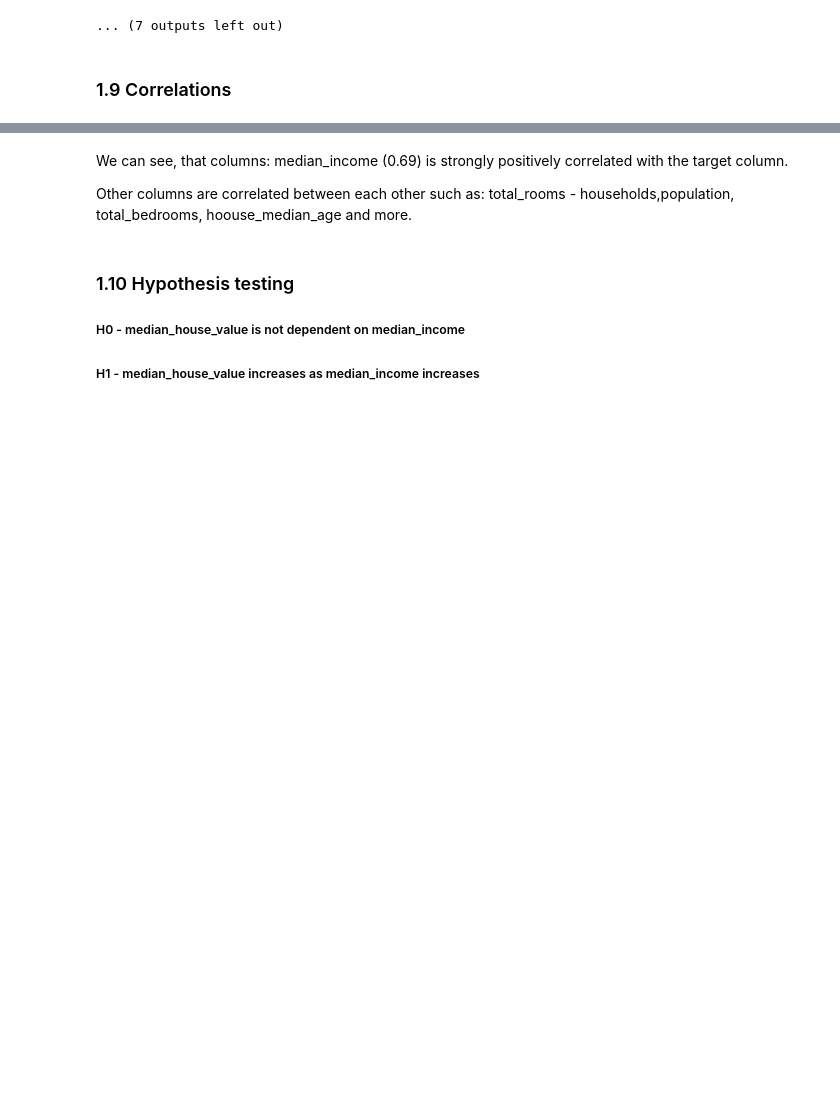
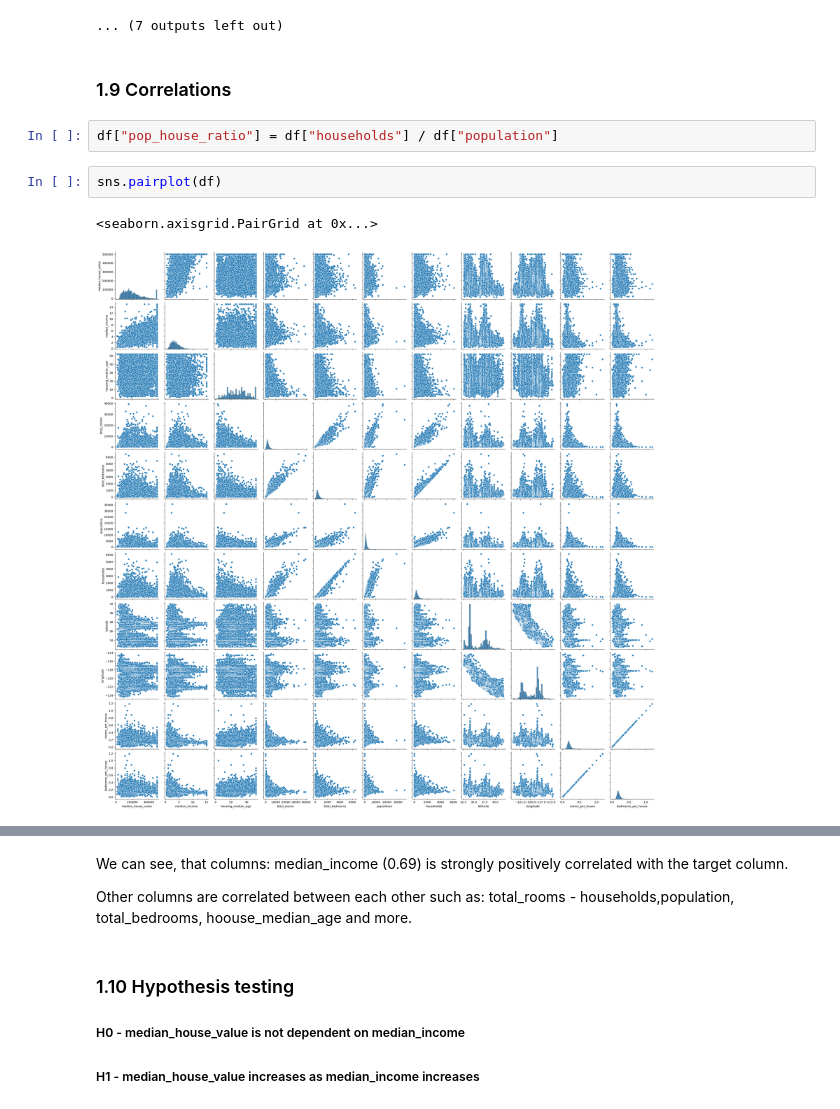
Before and after one commit to NiceeTV/ZNEUS-Projekt1, a Jupyter notebook: projekt1.ipynb, the cells around one changed output, grey strips where cells are left out. Drawn from its saved outputs; the diff is of its cells as text; blank space fills up the shorter version.

```diff
--- a/projekt1.ipynb
+++ b/projekt1.ipynb
@@ -270,6 +290,13 @@ population :
 ... (7 outputs left out)
 # %% [markdown]
 ### 1.9 Correlations
+# %%
+df["pop_house_ratio"] = df["households"] / df["population"]
+# %%
+sns.pairplot(df)
+# %% [output]
+<seaborn.axisgrid.PairGrid at 0x...>
+[figure, added]
 # %%
 correlation_matrix = df.corr()
 
```
Also changed, not shown: parts of 7 cells of this notebook, 2 other files.
